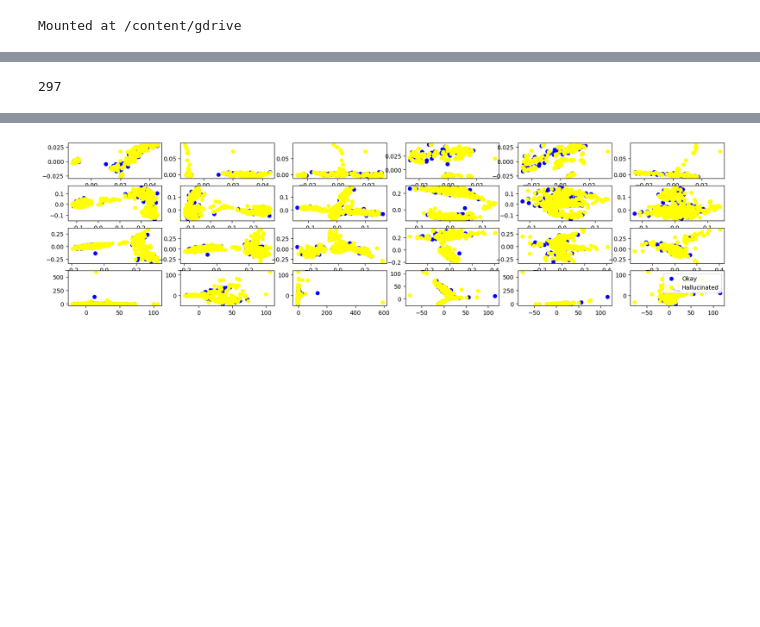
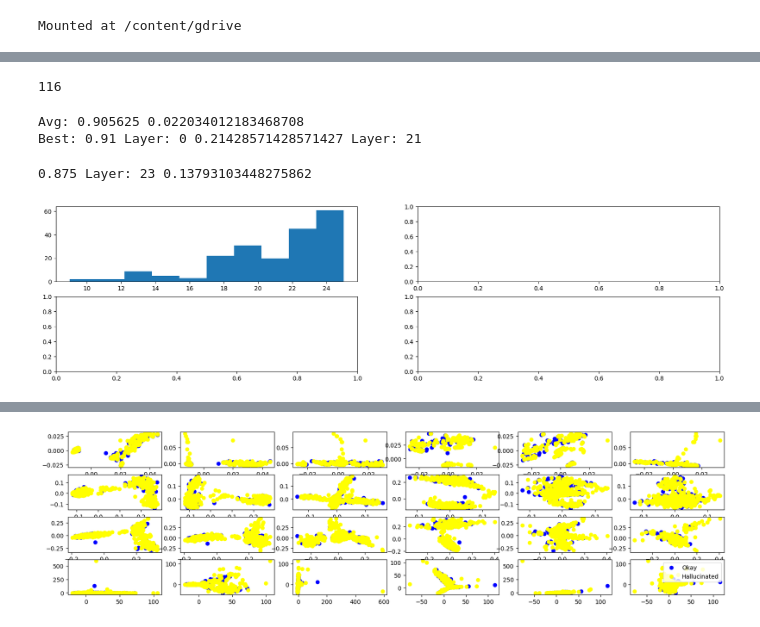
Before and after one commit to itsmemala/honest_llama, a Jupyter notebook: CNN_DM.ipynb, the cells around one changed output, grey strips where cells are left out. Drawn from its saved outputs; the diff is of its cells as text; code cells hidden in the pictures; blank space fills up the shorter version.

Commit message:
New data analysis

```diff
--- a/CNN_DM.ipynb
+++ b/CNN_DM.ipynb
@@ -64,10 +46,11 @@ class FeedforwardNeuralNetModel(nn.Module):
 from tqdm.notebook import tqdm
 import numpy as np
 from datasets import Dataset
-from sklearn.metrics import accuracy_score
+from sklearn.metrics import accuracy_score, f1_score
 from sklearn.linear_model import LogisticRegression
 import torch
 import torch.nn as nn
+from torch.utils.data.sampler import WeightedRandomSampler
 from torch.utils.data import DataLoader
 import json
 from matplotlib import pyplot as plt
@@ -77,10 +60,10 @@ labels = []
 with open("/content/gdrive/MyDrive/honest_llama/responses/llama_7B_cnn_dailymail_greedy_responses_labels_1000.json", 'r') as read_file:
     for line in read_file:
         data = json.loads(line)
-        labels.append(1 if data['rouge1_to_target']>0.3 else 0)
+        labels.append(1 if data['rougeL_to_target']>0.3 else 0)
 np.sum(labels)
 # %% [output]
-297
+116
 # %%
 data = []
 with open("/content/gdrive/MyDrive/honest_llama/responses/llama_7B_cnn_dailymail_greedy_responses_1000.json", 'r') as read_file:
@@ -102,8 +85,8 @@ mlp_wise_activations = []
 for file_end in file_ends:
     # mlp_wise_activations.append(np.load(f"/content/gdrive/MyDrive/honest_llama/features/llama_7B_cnn_dailymail_prompt_last_onwards_mlp_wise_{file_end}.pkl",allow_pickle=True)) # mlp final
     acts = np.load(f"/content/gdrive/MyDrive/honest_llama/features/llama_7B_cnn_dailymail_prompt_last_onwards_mlp_wise_{file_end}.pkl",allow_pickle=True) # mlp final
-    mlp_wise_activations.append(np.stack([act[:,-1,:] for act in acts], axis=0)) # only last token
-    # mlp_wise_activations.append(np.stack([act[:,0,:] for act in acts], axis=0)) # only first token
+    # mlp_wise_activations.append(np.stack([act[:,-1,:] for act in acts], axis=0)) # only last token
+    mlp_wise_activations.append(np.stack([act[:,0,:] for act in acts], axis=0)) # only first token
     # mlp_wise_activations.append(np.stack([np.mean(act,axis=1) for act in acts], axis=0)) # avg across all tokens
     # mlp_wise_activations.append(np.stack([np.max(act,axis=1) for act in acts], axis=0)) # max across all tokens
 mlp_wise_activations = np.concatenate(mlp_wise_activations, axis=0)
@@ -129,3 +251,27 @@ ah_wise_activations = np.reshape(ah_wise_activations,(ah_wise_activations.shape[
+# %%
+for fold in range(num_folds):
+    print('Avg:',np.mean(all_test_accs[fold]),np.mean(all_test_f1s[fold]))
+    best, best_f1 = np.argmax(all_val_accs[fold]), np.argmax(all_val_f1s[fold])
+    print('Best:',all_test_accs[fold][best],'Layer:',best, all_test_f1s[fold][best_f1],'Layer:',best_f1)
+# %% [output]
+Avg: 0.905625 0.022034012183468708
+Best: 0.91 Layer: 0 0.21428571428571427 Layer: 21
+# %%
+fig, axes = plt.subplots(nrows=2, ncols=2, figsize=(20, 5))
+confident_probe, confident_sample_pred = {}, {}
+for fold in range(num_folds):
+    confident_probe[fold], confident_sample_pred[fold] = [], []
+    test_preds = np.stack(all_test_preds[fold])
+    for i in range(test_preds.shape[1]):
+        sample_pred = np.squeeze(test_preds[:,i,:])
+        probe_wise_entropy = (-sample_pred*np.log2(sample_pred)).sum(axis=1)[:26]
+        confident_probe[fold].append(np.argmin(probe_wise_entropy))
+        confident_sample_pred[fold].append(np.argmax(sample_pred[np.argmin(probe_wise_entropy)]))
+    print(np.sum(y_true_test[fold]==confident_sample_pred[fold])/len(y_true_test[fold]), 'Layer:', statistics.mode(confident_probe[fold]), f1_score(y_true_test[fold],confident_sample_pred[fold]))
+    axes[0,fold].hist(confident_probe[fold])
+# %% [output]
+0.875 Layer: 23 0.13793103448275862
+[figure, added]
 # %%
 import numpy as np
 np.random.seed(42)
```
Also changed, not shown: parts of 6 cells of this notebook, 3 other files.
